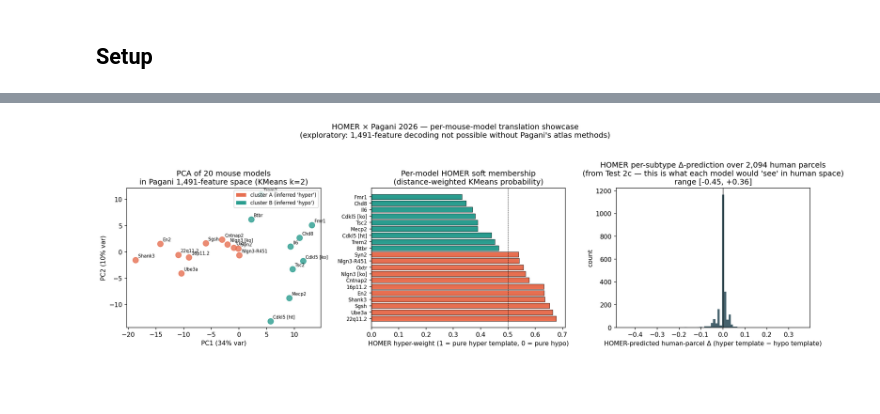
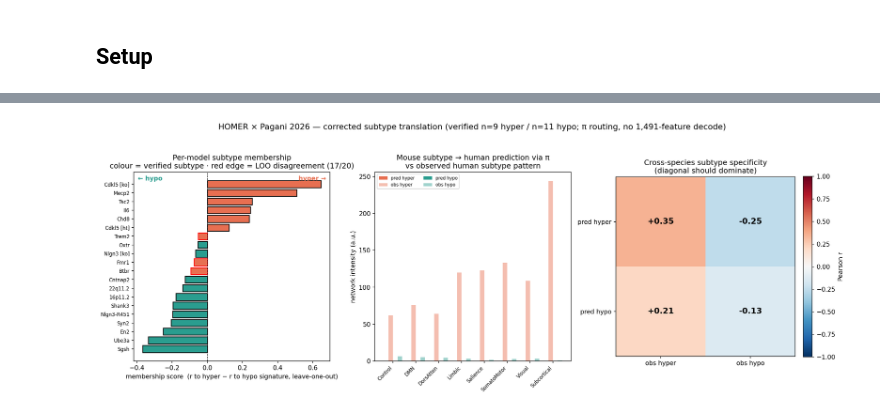
Before and after one commit to peach-lucien/otter, a Jupyter notebook: notebooks/09_pagani_per_model_translation.ipynb, the cells around one changed output, grey strips where cells are left out. Cells and saved outputs as stored; diff of their text form; code cells hidden in the pictures; blank space fills up the shorter version.

```diff
--- a/notebooks/09_pagani_per_model_translation.ipynb
+++ b/notebooks/09_pagani_per_model_translation.ipynb
@@ -132,9 +135,8 @@ Three panels: (1) PCA of the 20 mouse models in 1,491-feature space colored by c
 # %%
-from IPython.display import Image, display
-fig_path = ROOT / 'outputs/figures/pagani_per_model_translation.png'
-if fig_path.exists():
-    display(Image(str(fig_path)))
+fig = ROOT / 'outputs/figures/pagani_subtype_translation_corrected.png'
+if fig.exists():
+    display(Image(str(fig)))
 else:
     print('Run experiments/pagani_2026_per_model/02_plot.py to generate the figure.')
 # %% [output]
-[figure, old version]
+[figure, new version]
```
Also changed, not shown: parts of 23 cells of this notebook, 8 other files.
